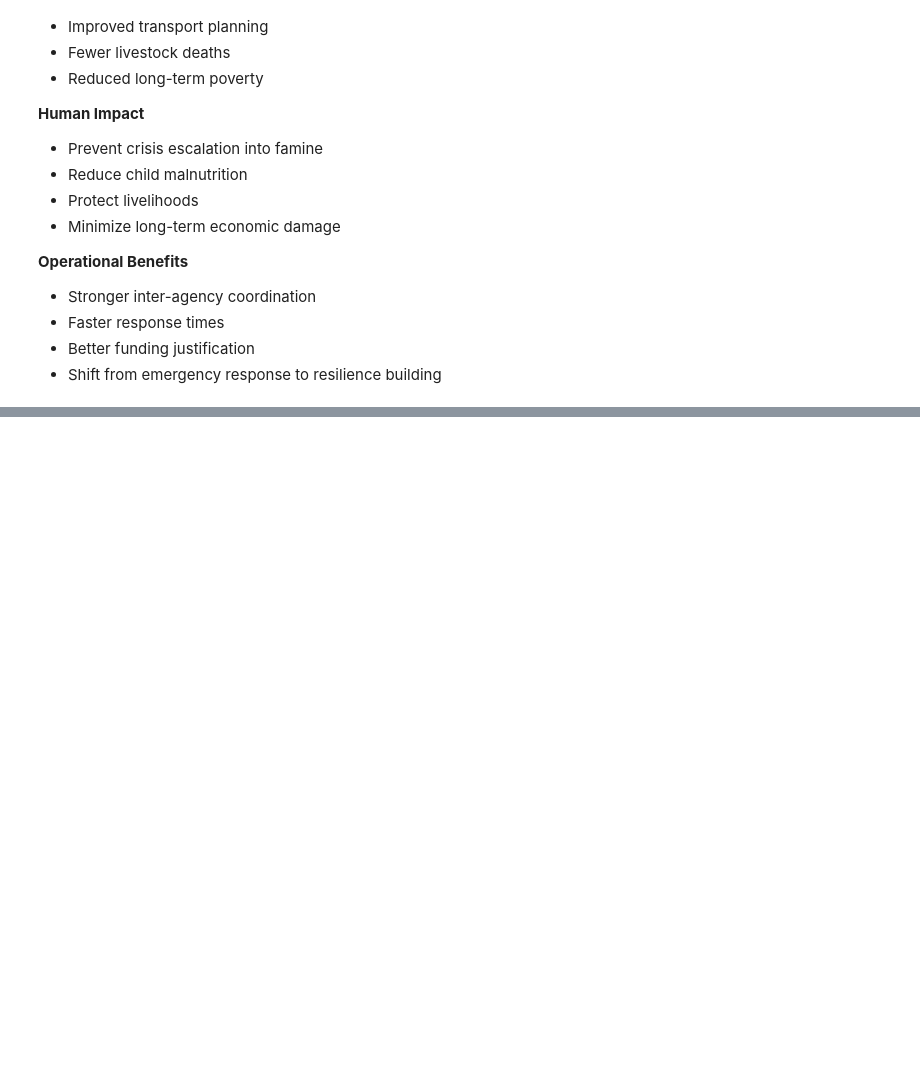
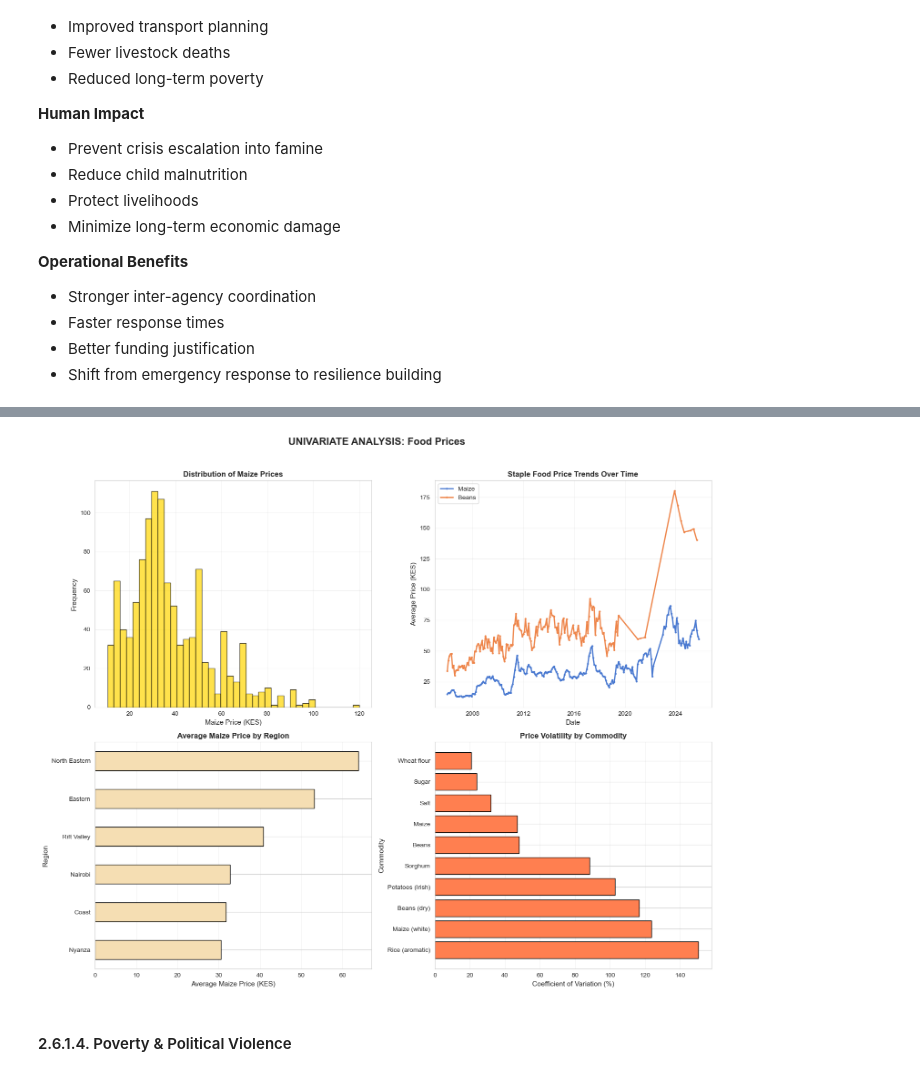
Before and after one commit to MrDenzy/PHASE-5-PROJECT---PREDICTING-FOOD-INSECURITY, a Jupyter notebook: notebooks/blex.ipynb, the cells around one changed output, grey strips where cells are left out. Drawn from its saved outputs; the diff is of its cells as text; code cells hidden in the pictures; blank space fills up the shorter version.

```diff
--- a/notebooks/blex.ipynb
+++ b/notebooks/blex.ipynb
@@ -149,0 +1279,61 @@ Early action significantly reduces costs.
+# %%
+# Univariate Analysis: Food Prices
+fig, axes = plt.subplots(2, 2, figsize=(15, 12))
+fig.suptitle('UNIVARIATE ANALYSIS: Food Prices', fontsize=16, fontweight='bold', y=1.02)
+
+# 1 Maize price distribution
+ax1 = axes[0, 0]
+maize_prices = prices_clean[prices_clean['#item+name'] == 'Maize']['price_num'].dropna()
+ax1.hist(maize_prices, bins=40, color='gold', edgecolor='black', alpha=0.7)
+ax1.set_xlabel('Maize Price (KES)', fontsize=11)
+ax1.set_ylabel('Frequency', fontsize=11)
+ax1.set_title('Distribution of Maize Prices', fontsize=12, fontweight='bold')
+ax1.grid(alpha=0.3)
+
+# 2 Staple food price trends over time
+ax2 = axes[0, 1]
+for commodity in ['Maize', 'Beans']:
+    commodity_data = prices_clean[prices_clean['#item+name'] == commodity].copy()
+    monthly_avg = commodity_data.groupby(commodity_data['date_parsed'].dt.to_period('M'))['price_num'].mean()
+    ax2.plot(monthly_avg.index.to_timestamp(), monthly_avg.values,
+             label=commodity, linewidth=2, marker='o', markersize=2)
+ax2.set_xlabel('Date', fontsize=11)
+ax2.set_ylabel('Average Price (KES)', fontsize=11)
+ax2.set_title('Staple Food Price Trends Over Time', fontsize=12, fontweight='bold')
+ax2.legend()
+ax2.grid(alpha=0.3)
+
+# 3 Regional price variation (Maize)
+ax3 = axes[1, 0]
+region_prices = prices_clean[prices_clean['#item+name'] == 'Maize'].groupby('#adm1+name')['price_num'].mean().sort_values()
+region_prices.plot(kind='barh', ax=ax3, color='wheat', edgecolor='black')
+ax3.set_xlabel('Average Maize Price (KES)', fontsize=11)
+ax3.set_ylabel('Region', fontsize=11)
+ax3.set_title('Average Maize Price by Region', fontsize=12, fontweight='bold')
+ax3.grid(axis='x', alpha=0.3)
+
+# 4 Price volatility for top commodities
+ax4 = axes[1, 1]
+top_commodities = prices_clean['#item+name'].value_counts().head(10).index
+volatility = []
+
+for commodity in top_commodities:
+    comm_prices = prices_clean[prices_clean['#item+name'] == commodity]['price_num'].dropna()
+    if len(comm_prices) > 0:
+        cv = (comm_prices.std() / comm_prices.mean()) * 100
+        volatility.append((commodity, cv))
+
+volatility_df = pd.DataFrame(volatility, columns=['Commodity', 'CV']).sort_values('CV', ascending=False)
+ax4.barh(volatility_df['Commodity'], volatility_df['CV'], color='coral', edgecolor='black')
+ax4.set_xlabel('Coefficient of Variation (%)', fontsize=11)
+ax4.set_ylabel('Commodity', fontsize=11)
+ax4.set_title('Price Volatility by Commodity', fontsize=12, fontweight='bold')
+ax4.grid(axis='x', alpha=0.3)
+
+# Adjust layout
+plt.tight_layout()
+plt.show()
+# %% [output]
+[figure, added]
+# %% [markdown]
+#### 2.6.1.4. Poverty & Political Violence
```
Also changed, not shown: parts of 166 cells of this notebook.
